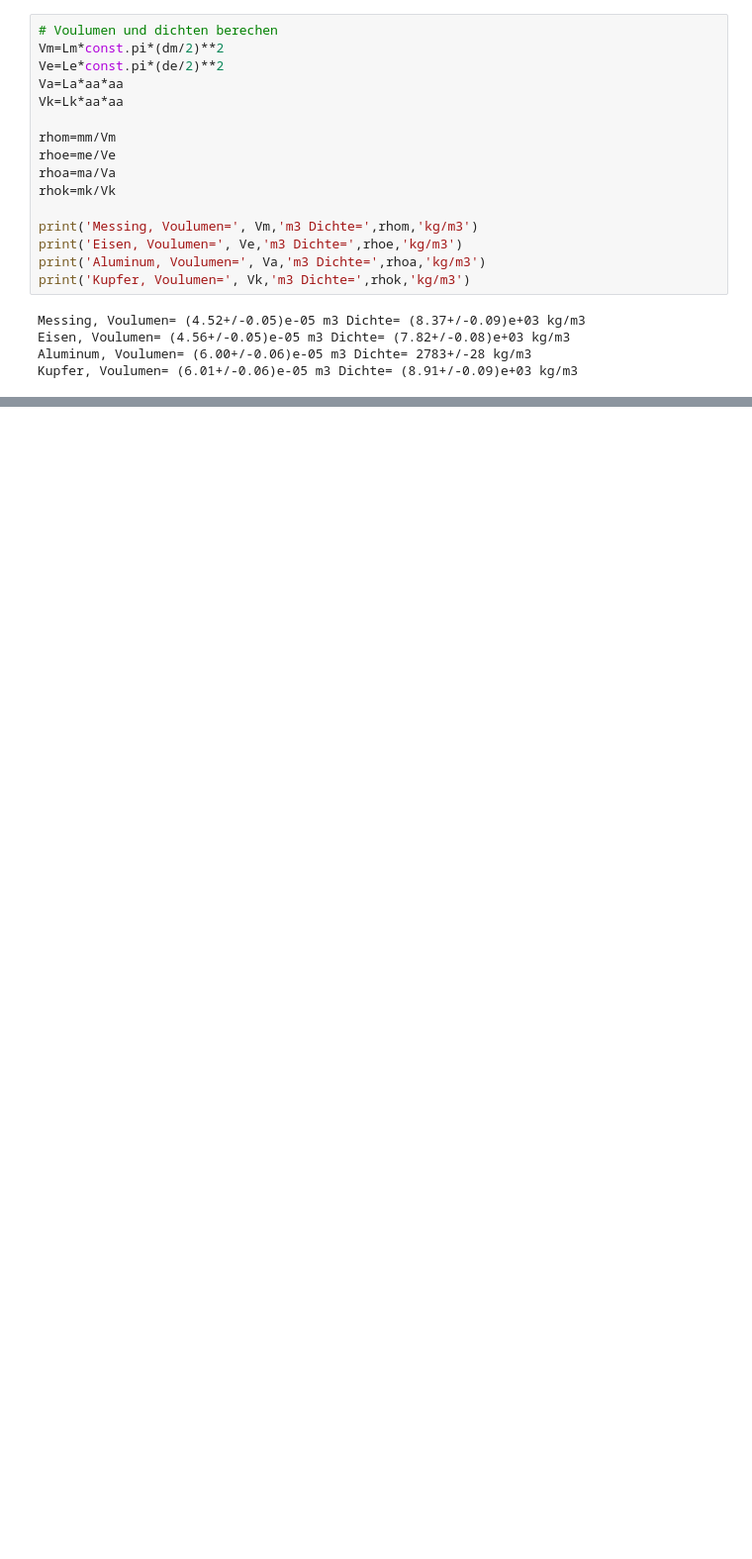
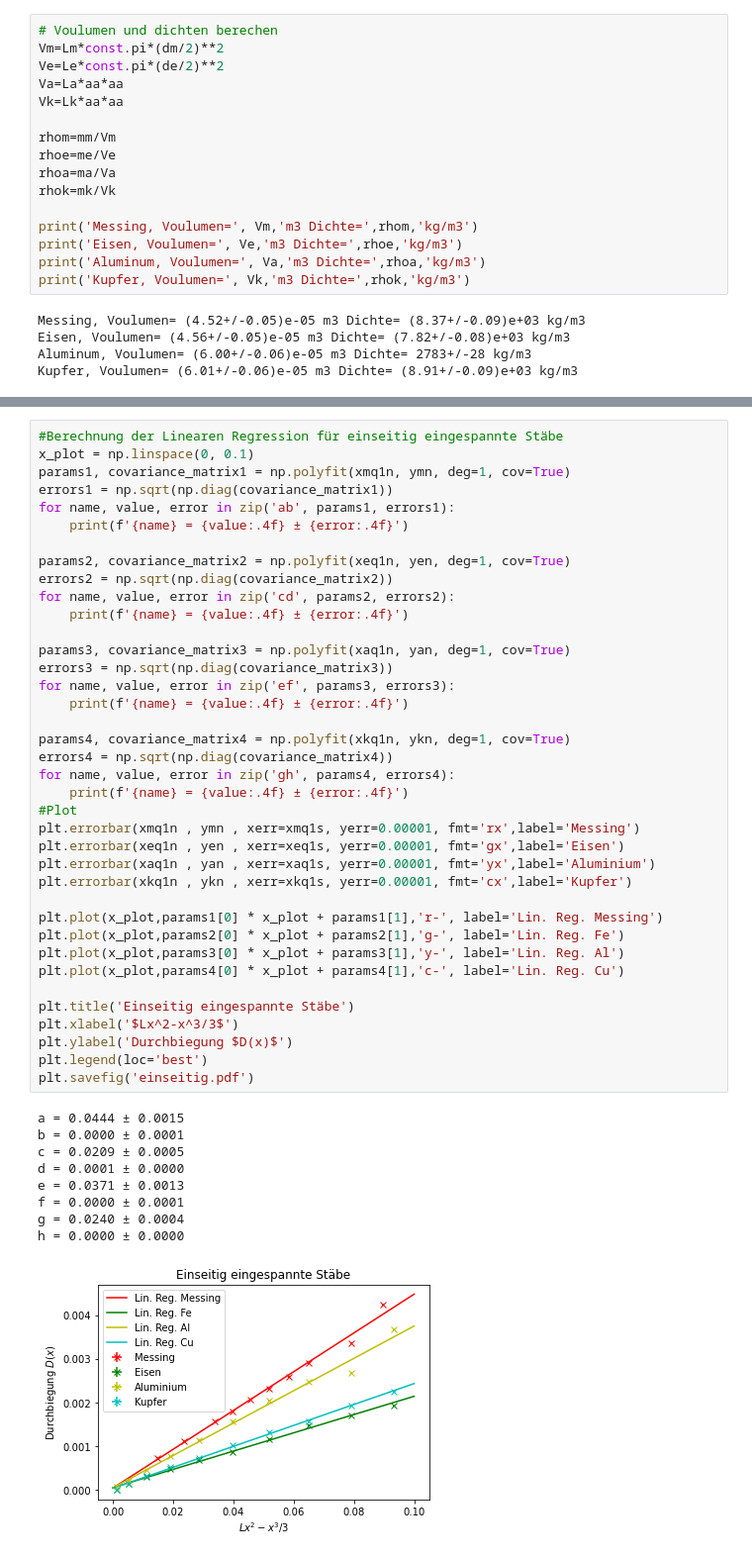
Before and after one commit to JackDO1998/Praktikum, a Jupyter notebook: BiegungElastischerStaebe/staebe.ipynb, the cells around one changed output, grey strips where cells are left out. Shown at 99% size. Saved outputs shown, nothing was run; the diff lists cells and outputs as text; blank space fills up the shorter version.

```diff
--- a/BiegungElastischerStaebe/staebe.ipynb
+++ b/BiegungElastischerStaebe/staebe.ipynb
@@ -139,0 +227,48 @@ Kupfer, Voulumen= (6.01+/-0.06)e-05 m3 Dichte= (8.91+/-0.09)e+03 kg/m3
+# %%
+#Berechnung der Linearen Regression für einseitig eingespannte Stäbe
+x_plot = np.linspace(0, 0.1)
+params1, covariance_matrix1 = np.polyfit(xmq1n, ymn, deg=1, cov=True)
+errors1 = np.sqrt(np.diag(covariance_matrix1))
+for name, value, error in zip('ab', params1, errors1):
+    print(f'{name} = {value:.4f} ± {error:.4f}')
+
+params2, covariance_matrix2 = np.polyfit(xeq1n, yen, deg=1, cov=True)
+errors2 = np.sqrt(np.diag(covariance_matrix2))
+for name, value, error in zip('cd', params2, errors2):
+    print(f'{name} = {value:.4f} ± {error:.4f}')
+
+params3, covariance_matrix3 = np.polyfit(xaq1n, yan, deg=1, cov=True)
+errors3 = np.sqrt(np.diag(covariance_matrix3))
+for name, value, error in zip('ef', params3, errors3):
+    print(f'{name} = {value:.4f} ± {error:.4f}')
+
+params4, covariance_matrix4 = np.polyfit(xkq1n, ykn, deg=1, cov=True)
+errors4 = np.sqrt(np.diag(covariance_matrix4))
+for name, value, error in zip('gh', params4, errors4):
+    print(f'{name} = {value:.4f} ± {error:.4f}')
+#Plot
+plt.errorbar(xmq1n , ymn , xerr=xmq1s, yerr=0.00001, fmt='rx',label='Messing')
+plt.errorbar(xeq1n , yen , xerr=xeq1s, yerr=0.00001, fmt='gx',label='Eisen')
+plt.errorbar(xaq1n , yan , xerr=xaq1s, yerr=0.00001, fmt='yx',label='Aluminium')
+plt.errorbar(xkq1n , ykn , xerr=xkq1s, yerr=0.00001, fmt='cx',label='Kupfer')
+
+plt.plot(x_plot,params1[0] * x_plot + params1[1],'r-', label='Lin. Reg. Messing')
+plt.plot(x_plot,params2[0] * x_plot + params2[1],'g-', label='Lin. Reg. Fe')
+plt.plot(x_plot,params3[0] * x_plot + params3[1],'y-', label='Lin. Reg. Al')
+plt.plot(x_plot,params4[0] * x_plot + params4[1],'c-', label='Lin. Reg. Cu')
+
+plt.title('Einseitig eingespannte Stäbe')
+plt.xlabel('$Lx^2-x^3/3$')
+plt.ylabel('Durchbiegung $D(x)$')
+plt.legend(loc='best')
+plt.savefig('einseitig.pdf')
+# %% [output]
+a = 0.0444 ± 0.0015
+b = 0.0000 ± 0.0001
+c = 0.0209 ± 0.0005
+d = 0.0001 ± 0.0000
+e = 0.0371 ± 0.0013
+f = 0.0000 ± 0.0001
+g = 0.0240 ± 0.0004
+h = 0.0000 ± 0.0000
+[figure, added]
```
Also changed, not shown: parts of 7 cells of this notebook, 22 other files.
